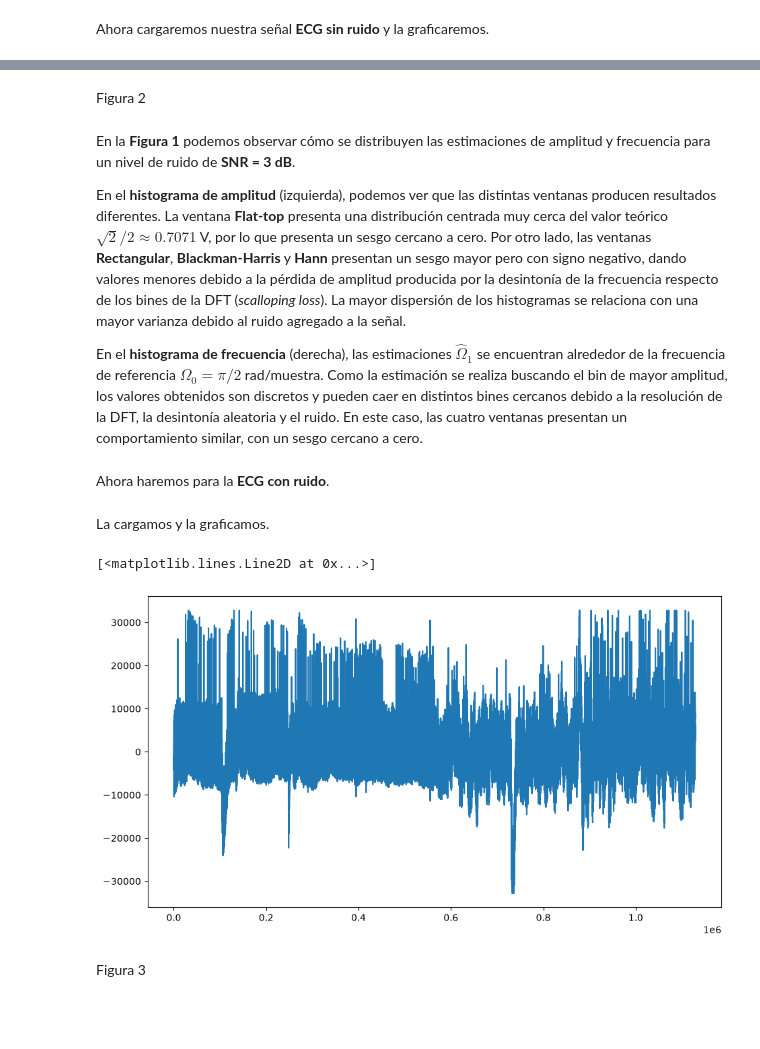
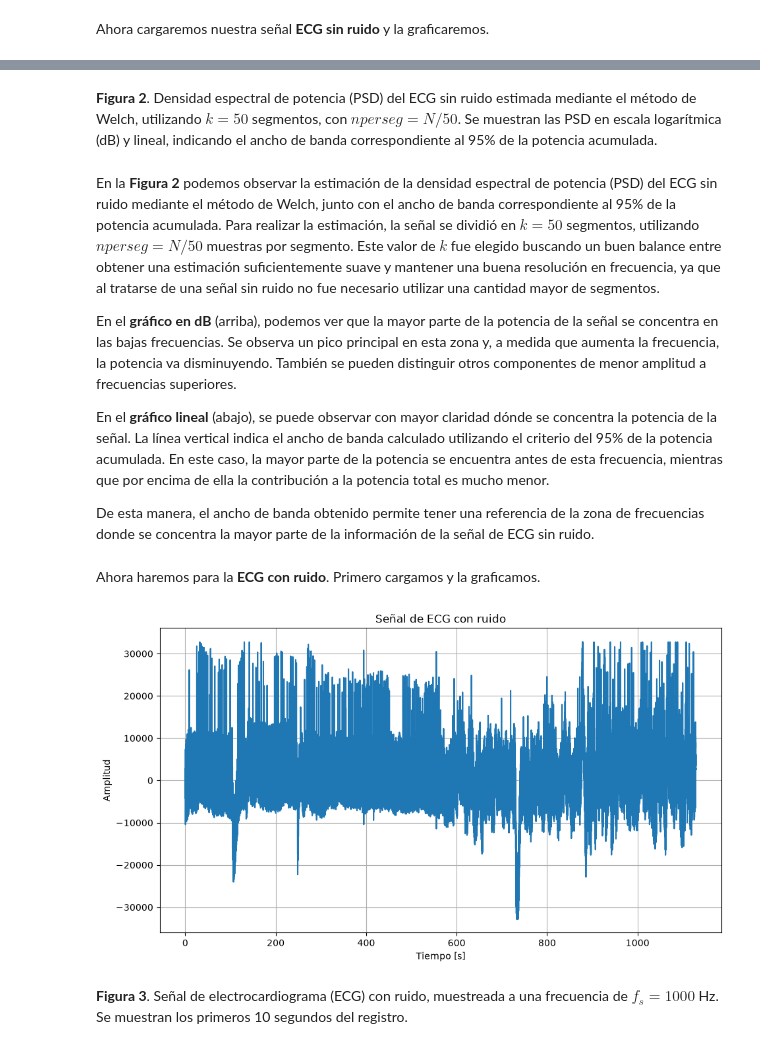
Before and after one commit to CristobalCs/APS, a Jupyter notebook: aps_entregas/TS5/TS5_Contador.ipynb, the cells around one changed output, grey strips where cells are left out. Saved outputs shown, nothing was run; the diff lists cells and outputs as text; code cells hidden in the pictures; blank space fills up the shorter version.

```diff
--- a/aps_entregas/TS5/TS5_Contador.ipynb
+++ b/aps_entregas/TS5/TS5_Contador.ipynb
@@ -86,30 +112,37 @@ print(f"Ancho de banda: {bw_ecgsinruido:.2f} Hz")
 Ancho de banda: 23.33 Hz
 # %% [markdown]
-Figura 2
+**Figura 2**. Densidad espectral de potencia (PSD) del ECG sin ruido estimada mediante el método de Welch, utilizando $k=50$ segmentos, con $nperseg = N/50$. Se muestran las PSD en escala logarítmica (dB) y lineal, indicando el ancho de banda correspondiente al 95% de la potencia acumulada.
 # %% [markdown]
-En la **Figura 1** podemos observar cómo se distribuyen las estimaciones de amplitud y frecuencia para un nivel de ruido de **SNR = 3 dB**.
+En la **Figura 2** podemos observar la estimación de la densidad espectral de potencia (PSD) del ECG sin ruido mediante el método de Welch, junto con el ancho de banda correspondiente al 95% de la potencia acumulada. Para realizar la estimación, la señal se dividió en $k=50$ segmentos, utilizando $nperseg = N/50$ muestras por segmento. Este valor de $k$ fue elegido buscando un buen balance entre obtener una estimación suficientemente suave y mantener una buena resolución en frecuencia, ya que al tratarse de una señal sin ruido no fue necesario utilizar una cantidad mayor de segmentos.
 
-En el **histograma de amplitud** (izquierda), podemos ver que las distintas ventanas producen resultados diferentes. La ventana **Flat-top** presenta una distribución centrada muy cerca del valor teórico $\sqrt{2}/2 \approx 0.7071$ V, por lo que presenta un sesgo cercano a cero. Por otro lado, las ventanas **Rectangular**, **Blackman-Harris** y **Hann** presentan un sesgo mayor pero con signo negativo, dando valores menores debido a la pérdida de amplitud producida por la desintonía de la frecuencia respecto de los bines de la DFT (*scalloping loss*). La mayor dispersión de los histogramas se relaciona con una mayor varianza debido al ruido agregado a la señal.
+En el **gráfico en dB** (arriba), podemos ver que la mayor parte de la potencia de la señal se concentra en las bajas frecuencias. Se observa un pico principal en esta zona y, a medida que aumenta la frecuencia, la potencia va disminuyendo. También se pueden distinguir otros componentes de menor amplitud a frecuencias superiores.
 
-En el **histograma de frecuencia** (derecha), las estimaciones $\hat{\Omega}_1$ se encuentran alrededor de la frecuencia de referencia $\Omega_0 = \pi/2$ rad/muestra. Como la estimación se realiza buscando el bin de mayor amplitud, los valores obtenidos son discretos y pueden caer en distintos bines cercanos debido a la resolución de la DFT, la desintonía aleatoria y el ruido. En este caso, las cuatro ventanas presentan un comportamiento similar, con un sesgo cercano a cero.
+En el **gráfico lineal** (abajo), se puede observar con mayor claridad dónde se concentra la potencia de la señal. La línea vertical indica el ancho de banda calculado utilizando el criterio del 95% de la potencia acumulada. En este caso, la mayor parte de la potencia se encuentra antes de esta frecuencia, mientras que por encima de ella la contribución a la potencia total es mucho menor.
+
+De esta manera, el ancho de banda obtenido permite tener una referencia de la zona de frecuencias donde se concentra la mayor parte de la información de la señal de ECG sin ruido.
 # %% [markdown]
 Ahora haremos para la **ECG con ruido**.
+Primero cargamos y la graficamos.
-# %% [markdown]
-La cargamos y la graficamos.
 # %%
 #%% ECG con ruido
 
 fs_ecgconruido = 1000 # Hz
 
 mat_struct = sio.loadmat('ECG_TP4.mat')
 
 ecg_conruido = mat_struct['ecg_lead'].flatten()
 
+t_ecgconruido = np.arange(len(ecg_conruido)) / fs_ecgconruido
+
 plt.figure(figsize=(11, 6))
-plt.plot(ecg_conruido)
+plt.plot(t_ecgconruido, ecg_conruido)
+plt.title('Señal de ECG con ruido')
+plt.xlabel('Tiempo [s]')
+plt.ylabel('Amplitud')
+plt.grid()
+plt.show()
 # %% [output]
-[<matplotlib.lines.Line2D at 0x...>]
-[figure, old version]
+[figure, new version]
 # %% [markdown]
-Figura 3
+**Figura 3**. Señal de electrocardiograma (ECG) con ruido, muestreada a una frecuencia de $f_s = 1000$ Hz. Se muestran los primeros 10 segundos del registro.
 # %% [markdown]
```
Also changed, not shown: parts of 76 cells of this notebook.
